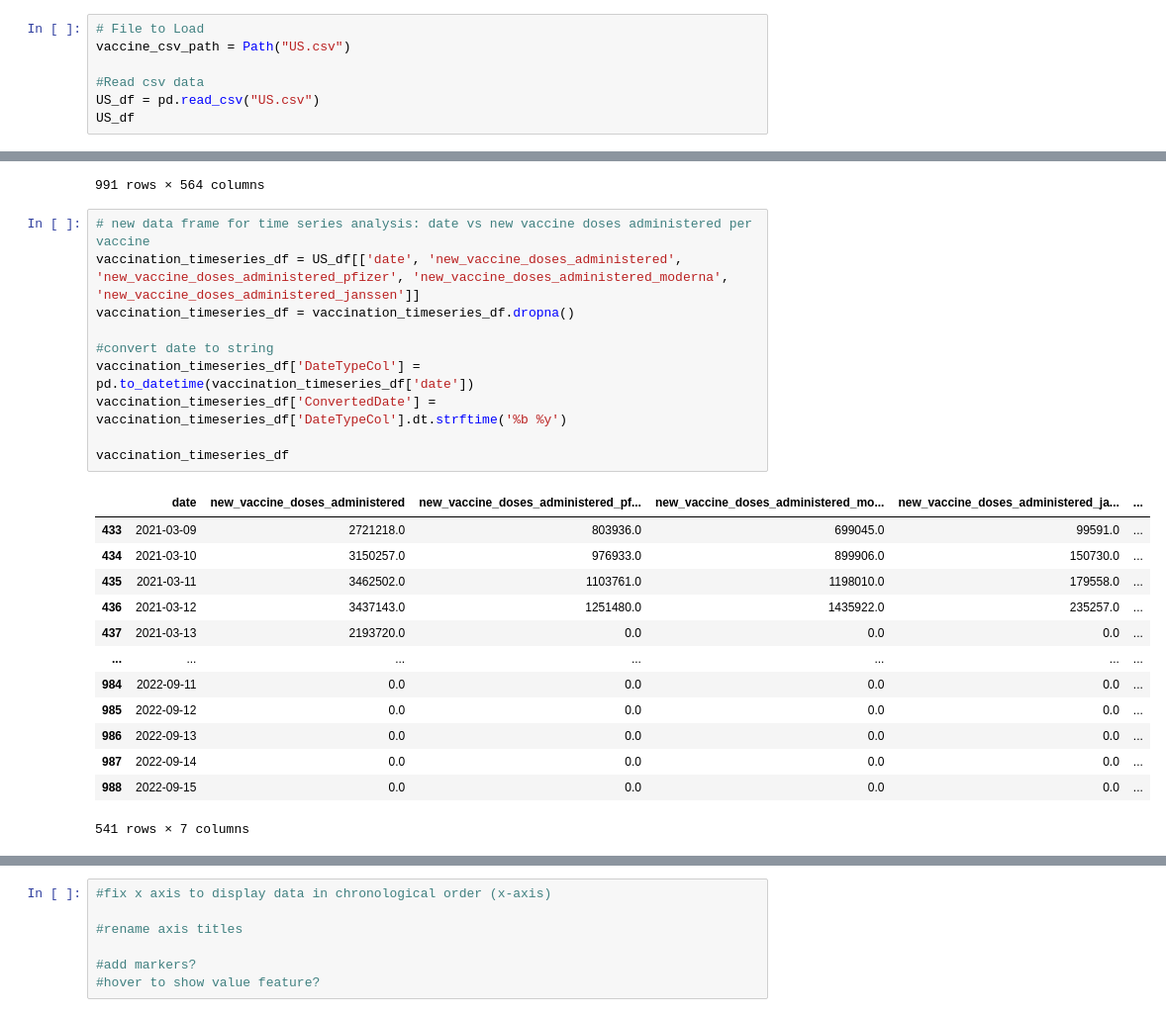
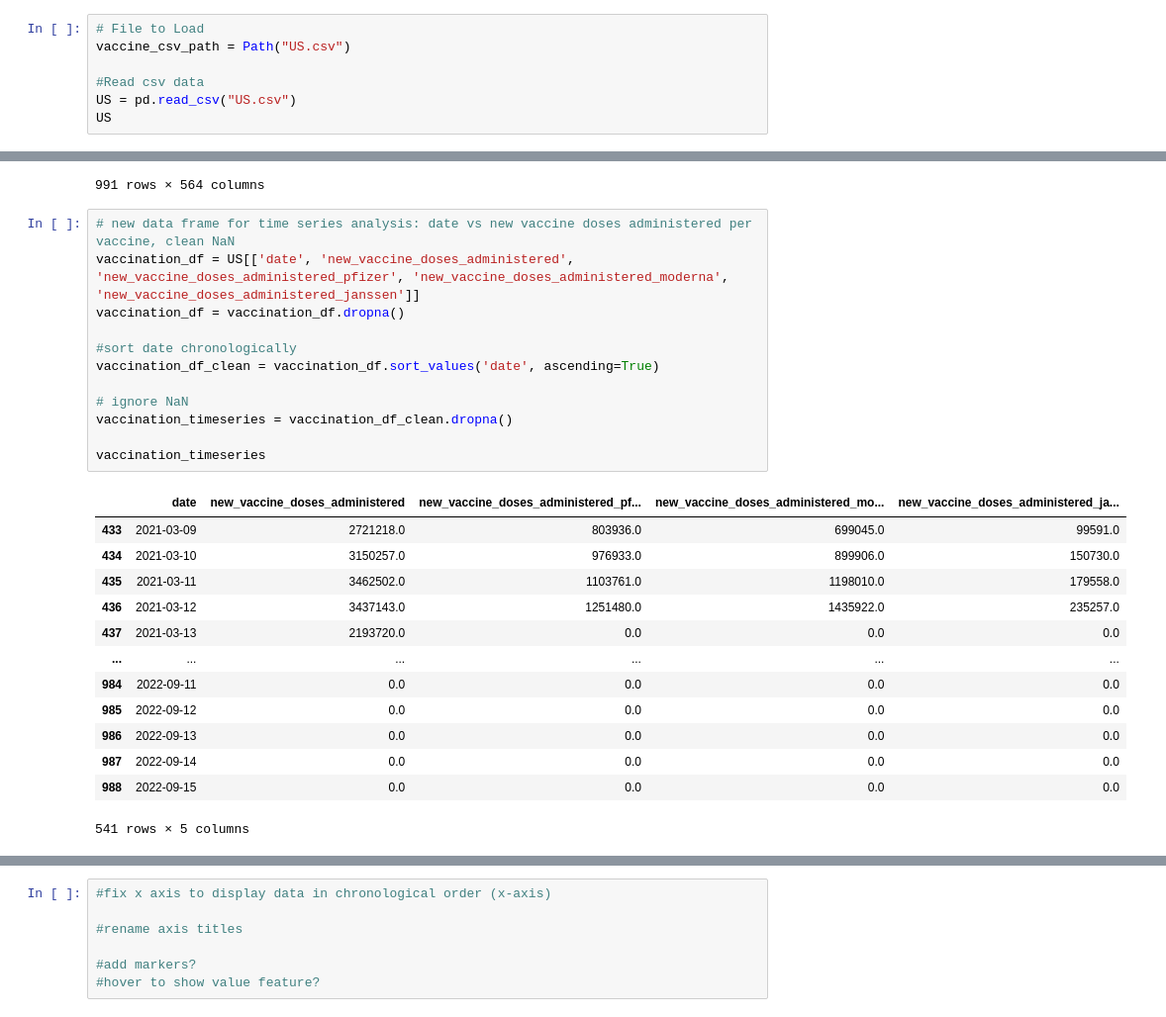
Before and after one commit to tinalina1003/Project1-Group4, a Jupyter notebook: Camille/Time Series Analysis for Time vs Vaccination Rates.ipynb, the cells around one changed output, grey strips where cells are left out. Shown at 99% size. Saved outputs shown, nothing was run; the diff lists cells and outputs as text.

```diff
--- a/Camille/Time Series Analysis for Time vs Vaccination Rates.ipynb
+++ b/Camille/Time Series Analysis for Time vs Vaccination Rates.ipynb
@@ -17,8 +17,8 @@ today = date.today()
 vaccine_csv_path = Path("US.csv")
 
 #Read csv data
-US_df = pd.read_csv("US.csv")
-US_df
+US = pd.read_csv("US.csv")
+US
 # %% [output]
 |  | location_key | date | place_id | wikidata_id | datacommons_id | country_code | country_name | ... |
 | 0 | US | 2020-01-01 | ChIJCzYy5IS16lQRQrfeQ5K5Oxw | Q30 | country/USA | US | United States of America | ... |
@@ -34,26 +34,28 @@ US_df
 | 990 | US | 2022-09-17 | ChIJCzYy5IS16lQRQrfeQ5K5Oxw | Q30 | country/USA | US | United States of America | ... |
 991 rows × 564 columns
 # %%
-# new data frame for time series analysis: date vs new vaccine doses administered per vaccine
-vaccination_timeseries_df = US_df[['date', 'new_vaccine_doses_administered', 'new_vaccine_doses_administered_pfizer', 'new_vaccine_doses_administered_moderna', 'new_vaccine_doses_administered_janssen']]
-vaccination_timeseries_df = vaccination_timeseries_df.dropna()
+# new data frame for time series analysis: date vs new vaccine doses administered per vaccine, clean NaN
+vaccination_df = US[['date', 'new_vaccine_doses_administered', 'new_vaccine_doses_administered_pfizer', 'new_vaccine_doses_administered_moderna', 'new_vaccine_doses_administered_janssen']]
+vaccination_df = vaccination_df.dropna()
 
-#convert date to string
-vaccination_timeseries_df['DateTypeCol'] = pd.to_datetime(vaccination_timeseries_df['date'])
-vaccination_timeseries_df['ConvertedDate'] = vaccination_timeseries_df['DateTypeCol'].dt.strftime('%b %y')
+#sort date chronologically
+vaccination_df_clean = vaccination_df.sort_values('date', ascending=True)
 
-vaccination_timeseries_df
+# ignore NaN
+vaccination_timeseries = vaccination_df_clean.dropna()
+
+vaccination_timeseries
 # %% [output]
-|  | date | new_vaccine_doses_administered | new_vaccine_doses_administered_pf... | new_vaccine_doses_administered_mo... | new_vaccine_doses_administered_ja... | ... |
-| 433 | 2021-03-09 | 2721218.0 | 803936.0 | 699045.0 | 99591.0 | ... |
-| 434 | 2021-03-10 | 3150257.0 | 976933.0 | 899906.0 | 150730.0 | ... |
-| 435 | 2021-03-11 | 3462502.0 | 1103761.0 | 1198010.0 | 179558.0 | ... |
-| 436 | 2021-03-12 | 3437143.0 | 1251480.0 | 1435922.0 | 235257.0 | ... |
-| 437 | 2021-03-13 | 2193720.0 | 0.0 | 0.0 | 0.0 | ... |
-| ... | ... | ... | ... | ... | ... | ... |
-| 984 | 2022-09-11 | 0.0 | 0.0 | 0.0 | 0.0 | ... |
-| 985 | 2022-09-12 | 0.0 | 0.0 | 0.0 | 0.0 | ... |
-| 986 | 2022-09-13 | 0.0 | 0.0 | 0.0 | 0.0 | ... |
-| 987 | 2022-09-14 | 0.0 | 0.0 | 0.0 | 0.0 | ... |
-| 988 | 2022-09-15 | 0.0 | 0.0 | 0.0 | 0.0 | ... |
+|  | date | new_vaccine_doses_administered | new_vaccine_doses_administered_pf... | new_vaccine_doses_administered_mo... | new_vaccine_doses_administered_ja... |
+| 433 | 2021-03-09 | 2721218.0 | 803936.0 | 699045.0 | 99591.0 |
+| 434 | 2021-03-10 | 3150257.0 | 976933.0 | 899906.0 | 150730.0 |
+| 435 | 2021-03-11 | 3462502.0 | 1103761.0 | 1198010.0 | 179558.0 |
+| 436 | 2021-03-12 | 3437143.0 | 1251480.0 | 1435922.0 | 235257.0 |
+| 437 | 2021-03-13 | 2193720.0 | 0.0 | 0.0 | 0.0 |
+| ... | ... | ... | ... | ... | ... |
+| 984 | 2022-09-11 | 0.0 | 0.0 | 0.0 | 0.0 |
+| 985 | 2022-09-12 | 0.0 | 0.0 | 0.0 | 0.0 |
+| 986 | 2022-09-13 | 0.0 | 0.0 | 0.0 | 0.0 |
+| 987 | 2022-09-14 | 0.0 | 0.0 | 0.0 | 0.0 |
+| 988 | 2022-09-15 | 0.0 | 0.0 | 0.0 | 0.0 |
-541 rows × 7 columns
+541 rows × 5 columns
```
Also changed, not shown: parts of 7 cells of this notebook.
